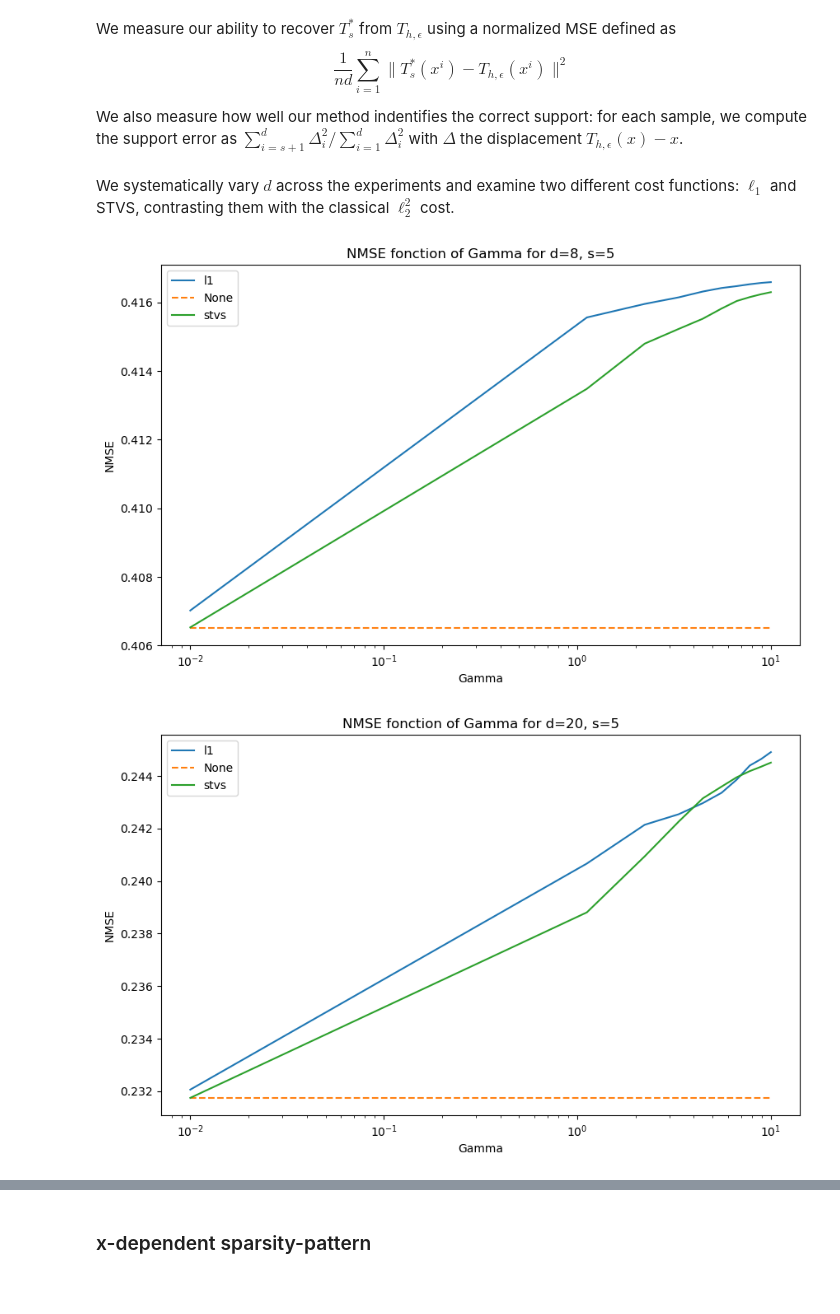
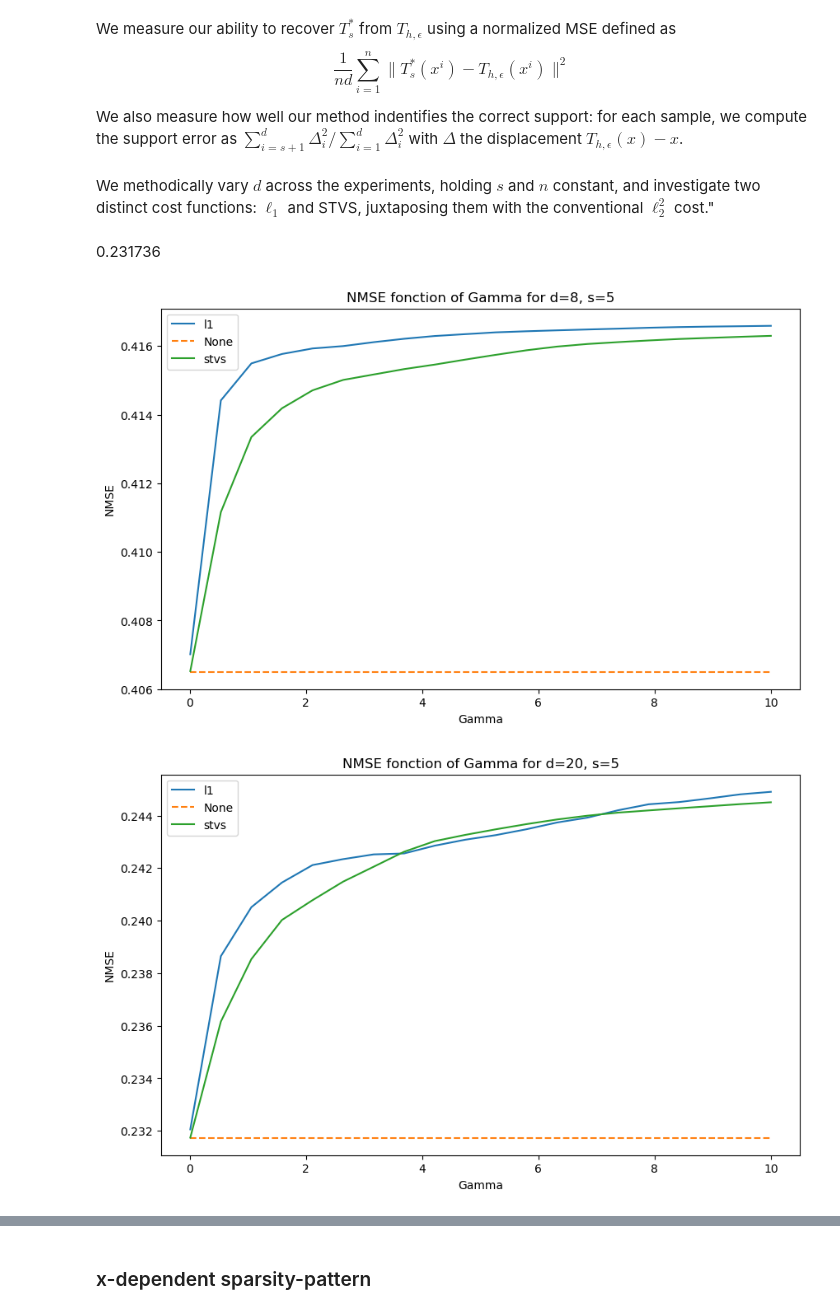
Before and after one commit to Tordjx/Optimal-transport, a Jupyter notebook: theorie.ipynb, the cells around one changed output, grey strips where cells are left out. Saved outputs shown, nothing was run; the diff lists cells and outputs as text; code cells hidden in the pictures.

```diff
--- a/theorie.ipynb
+++ b/theorie.ipynb
@@ -169,7 +211,7 @@ def support_error(y, y_pred,x) :
     delta = y_pred -x
     return jnp.sum(delta[:,s+1:]**2)/ (jnp.sum(delta**2))
 # %% [markdown]
-We systematically vary $d$ across the experiments and examine two different cost functions: $\ell_1$ and STVS, contrasting them with the classical $\ell_2^2$ cost.
+We methodically vary $d$ across the experiments, holding $s$ and $n$ constant, and investigate two distinct cost functions: $\ell_1$ and STVS, juxtaposing them with the conventional $\ell_2^2$ cost."
 # %%
 result ={}
 from tqdm import tqdm
@@ -219,23 +260,23 @@ df.to_csv("df1.csv")
 # %%
 import pandas as pd
 df = pd.read_csv("df1.csv")
+# %% [markdown]
+0.231736
 # %%
-import matplotlib.pyplot as plt
-
 for d_value, d_group in df.groupby('D'):
     fig, ax = plt.subplots(figsize=(10, 6))
     for key, grp in d_group.groupby('Reg_Name'):
         if key=="none":
             ax.plot(grp['Gamma'], grp['NMSE'], linestyle='dashed', label='None')
         else:
             ax.plot(grp['Gamma'], grp['NMSE'], label=key)
 
     ax.set_xlabel('Gamma')
     ax.set_ylabel('NMSE')
     ax.set_title(f'NMSE fonction of Gamma for d={d_value}'+', s=5')
-    ax.set_xscale('log')
+    #ax.set_xscale('log')
     ax.legend()
     plt.show()
 # %% [output]
-[figure, old version]
+[figure, new version]
-[figure, old version]
+[figure, new version]
```
Also changed, not shown: parts of 13 cells of this notebook, 1 other file.
